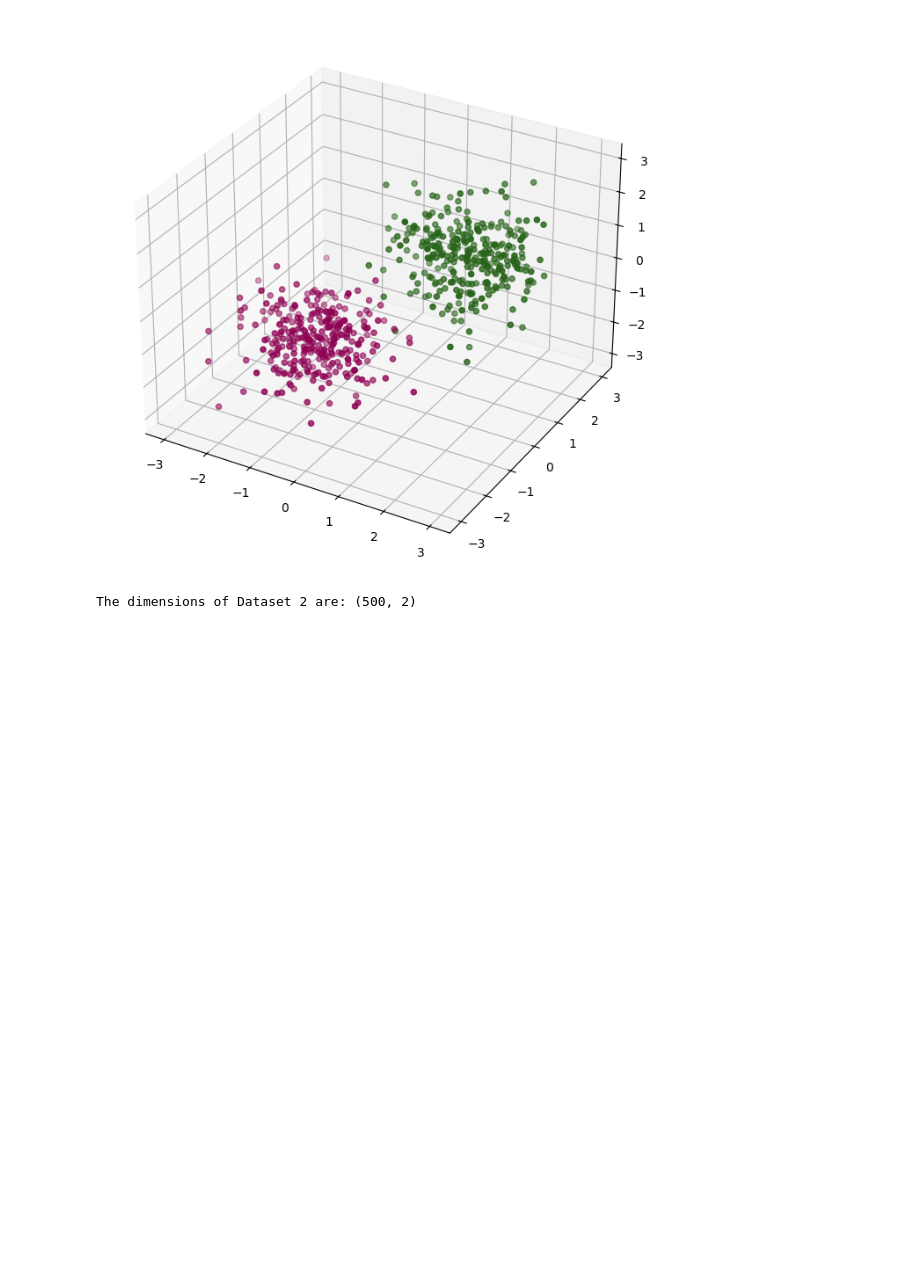
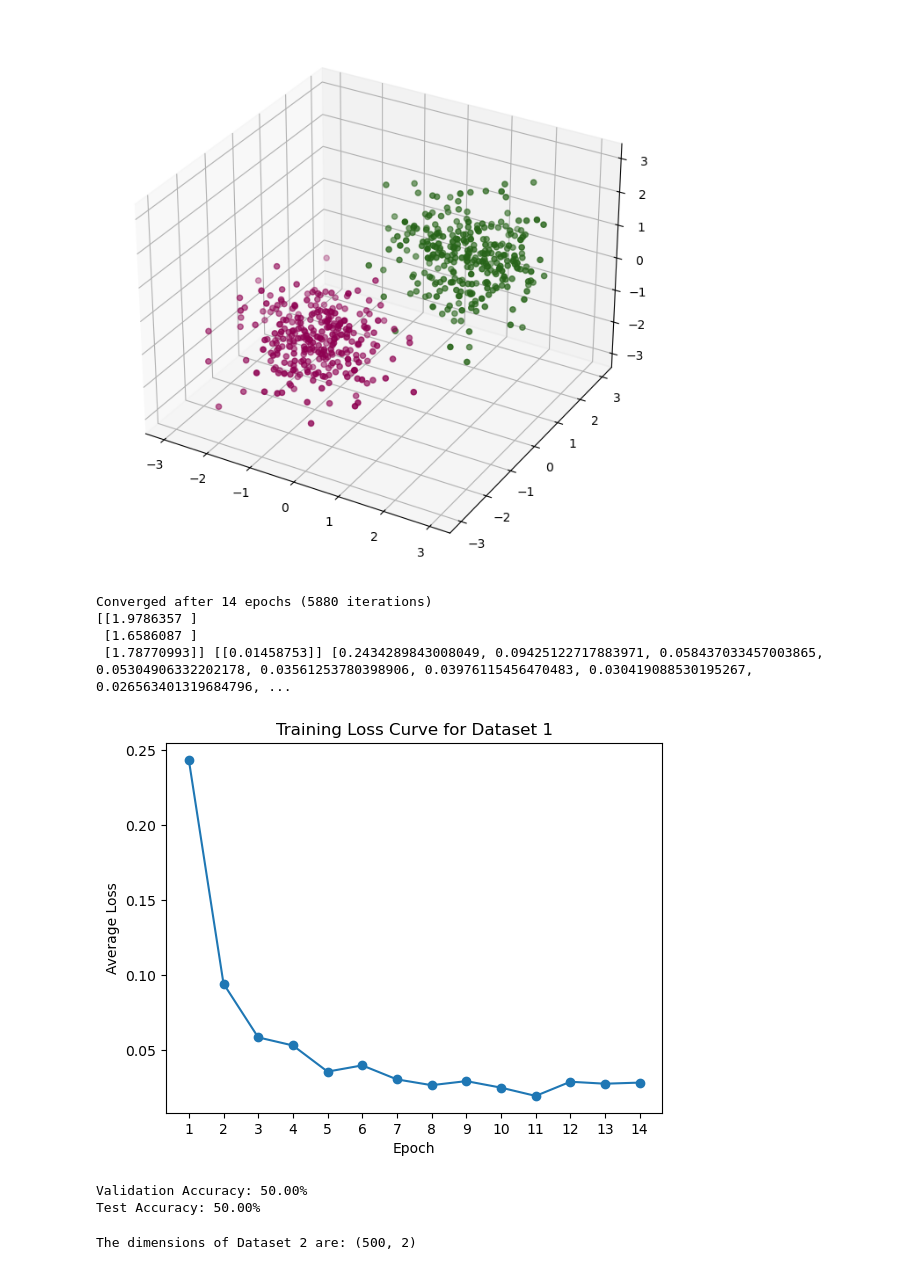
Before and after one commit to aakanksha1500/CT5133_DL_colab, a Jupyter notebook: DL_Assignment1_latest.ipynb, the cells around one changed output. Cells and saved outputs as stored; diff of their text form; code cells hidden in the pictures; blank space fills up the shorter version.

Commit message:
implemented Logistic regression with SGD to dataset 12

```diff
--- a/DL_Assignment1_latest.ipynb
+++ b/DL_Assignment1_latest.ipynb
@@ -175,6 +175,37 @@ plt.show()
 plt.close(fig)
 # %% [output]
 [figure]
+# %%
+X_train1, Y_train1, X_val1, Y_val1, X_test1, Y_test1 = split_data(X1, y1)
+w1, b1, loss1, epoch_loss1 = train_logistic_regression(X_train1, Y_train1, alpha=0.01, max_iteration=20000, threshold=1e-3)
+print(w1, b1, epoch_loss1)
+# %% [output]
+Converged after 14 epochs (5880 iterations)
+[[1.9786357 ]
+ [1.6586087 ]
+ [1.78770993]] [[0.01458753]] [0.2434289843008049, 0.09425122717883971, 0.058437033457003865, 0.05304906332202178, 0.03561253780398906, 0.03976115456470483, 0.030419088530195267, 0.026563401319684796, ...
+# %%
+# plotting the Avg_Loss v/s Epoch
+plt.plot(range(1, len(epoch_loss1)+1), epoch_loss1, marker='o')
+plt.xlabel("Epoch")
+plt.ylabel("Average Loss")
+plt.title("Training Loss Curve for Dataset 1")
+plt.xticks(range(1, len(epoch_loss1)+1))
+plt.show()
+# %% [output]
+[figure, added]
+# %%
+# Validate and test performance
+y1_val_pred = predict(X_val1, w1, b1, threshold = 0.5)
+val_accuracy = np.mean(y1_val_pred == Y_val1) * 100
+print(f"Validation Accuracy: {val_accuracy:.2f}%")
+
+y1_test_pred = predict(X_test1, w1, b1, threshold = 0.5)
+test_accuracy = np.mean(y1_test_pred == Y_test1) * 100
+print(f"Test Accuracy: {test_accuracy:.2f}%")
+# %% [output]
+Validation Accuracy: 50.00%
+Test Accuracy: 50.00%
 # %%
 # Loading Dataset 2
 # Use pandas to read the CSV file as a dataframe
```
